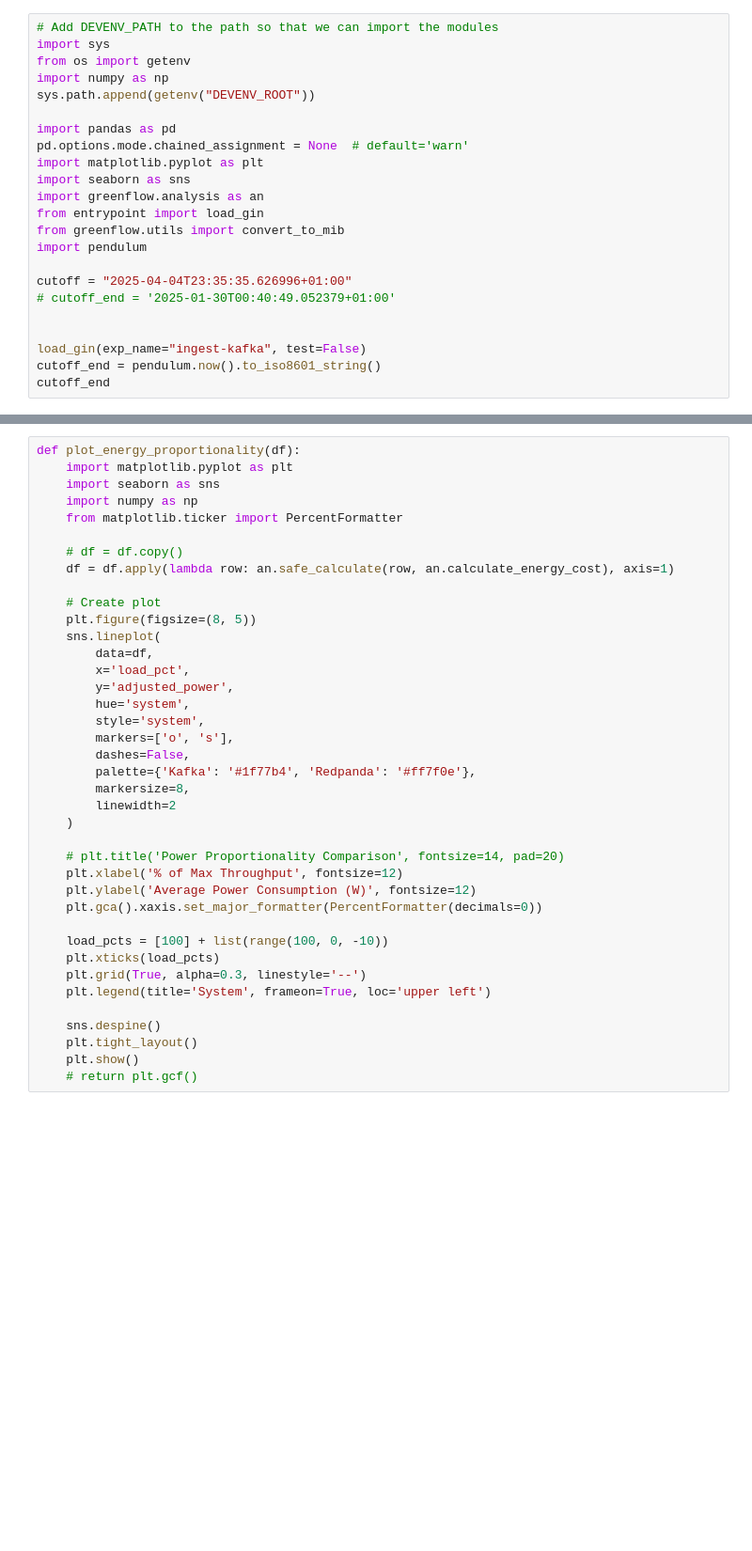
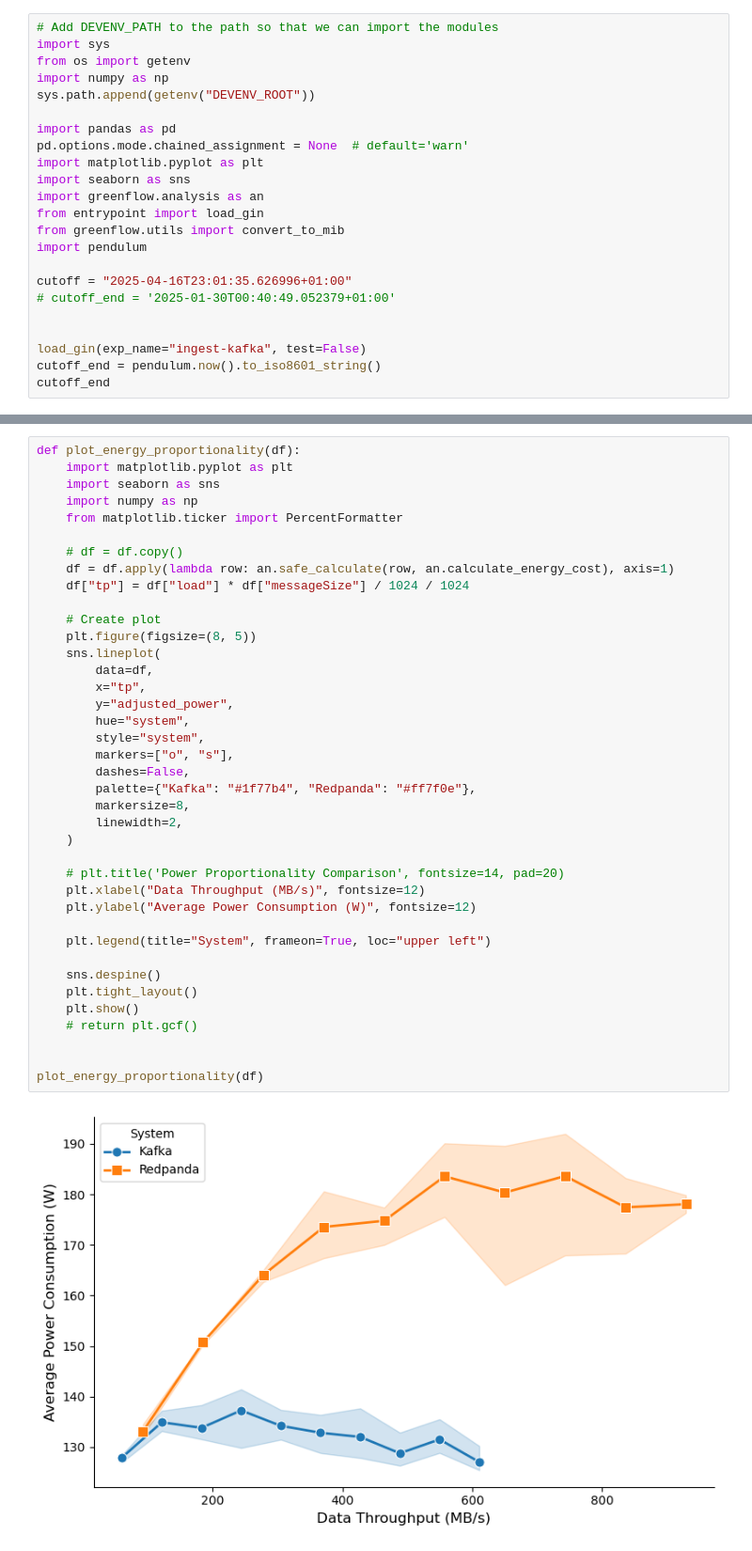
Before and after one commit to stream-energy/greenflow, a Jupyter notebook: plots/7-prop.ipynb, the cells around one changed output, grey strips where cells are left out. Shown at 94% size. Cells and saved outputs as stored; diff of their text form; blank space fills up the shorter version.

```diff
--- a/plots/7-prop.ipynb
+++ b/plots/7-prop.ipynb
@@ -14,7 +14,7 @@ from entrypoint import load_gin
 from greenflow.utils import convert_to_mib
 import pendulum
 
-cutoff = "2025-04-04T23:35:35.626996+01:00"
+cutoff = "2025-04-16T23:01:35.626996+01:00"
 # cutoff_end = '2025-01-30T00:40:49.052379+01:00'
 
 
@@ -30,39 +113,41 @@ handler: 'OutStream' object has no attribute 'reconfigure'
 # %%
 def plot_energy_proportionality(df):
     import matplotlib.pyplot as plt
     import seaborn as sns
     import numpy as np
     from matplotlib.ticker import PercentFormatter
 
     # df = df.copy()
     df = df.apply(lambda row: an.safe_calculate(row, an.calculate_energy_cost), axis=1)
+    df["tp"] = df["load"] * df["messageSize"] / 1024 / 1024
 
     # Create plot
     plt.figure(figsize=(8, 5))
     sns.lineplot(
         data=df,
-        x='load_pct',
-        y='adjusted_power',
-        hue='system',
-        style='system',
-        markers=['o', 's'],
+        x="tp",
+        y="adjusted_power",
+        hue="system",
+        style="system",
+        markers=["o", "s"],
         dashes=False,
-        palette={'Kafka': '#1f77b4', 'Redpanda': '#ff7f0e'},
+        palette={"Kafka": "#1f77b4", "Redpanda": "#ff7f0e"},
         markersize=8,
-        linewidth=2
+        linewidth=2,
     )
 
     # plt.title('Power Proportionality Comparison', fontsize=14, pad=20)
-    plt.xlabel('% of Max Throughput', fontsize=12)
-    plt.ylabel('Average Power Consumption (W)', fontsize=12)
-    plt.gca().xaxis.set_major_formatter(PercentFormatter(decimals=0))
+    plt.xlabel("Data Throughput (MB/s)", fontsize=12)
+    plt.ylabel("Average Power Consumption (W)", fontsize=12)
 
-    load_pcts = [100] + list(range(100, 0, -10))
-    plt.xticks(load_pcts)
-    plt.grid(True, alpha=0.3, linestyle='--')
-    plt.legend(title='System', frameon=True, loc='upper left')
+    plt.legend(title="System", frameon=True, loc="upper left")
 
     sns.despine()
     plt.tight_layout()
     plt.show()
     # return plt.gcf()
+
+
+plot_energy_proportionality(df)
+# %% [output]
+[figure, added]
```
Also changed, not shown: parts of 8 cells of this notebook, 3 other files.
